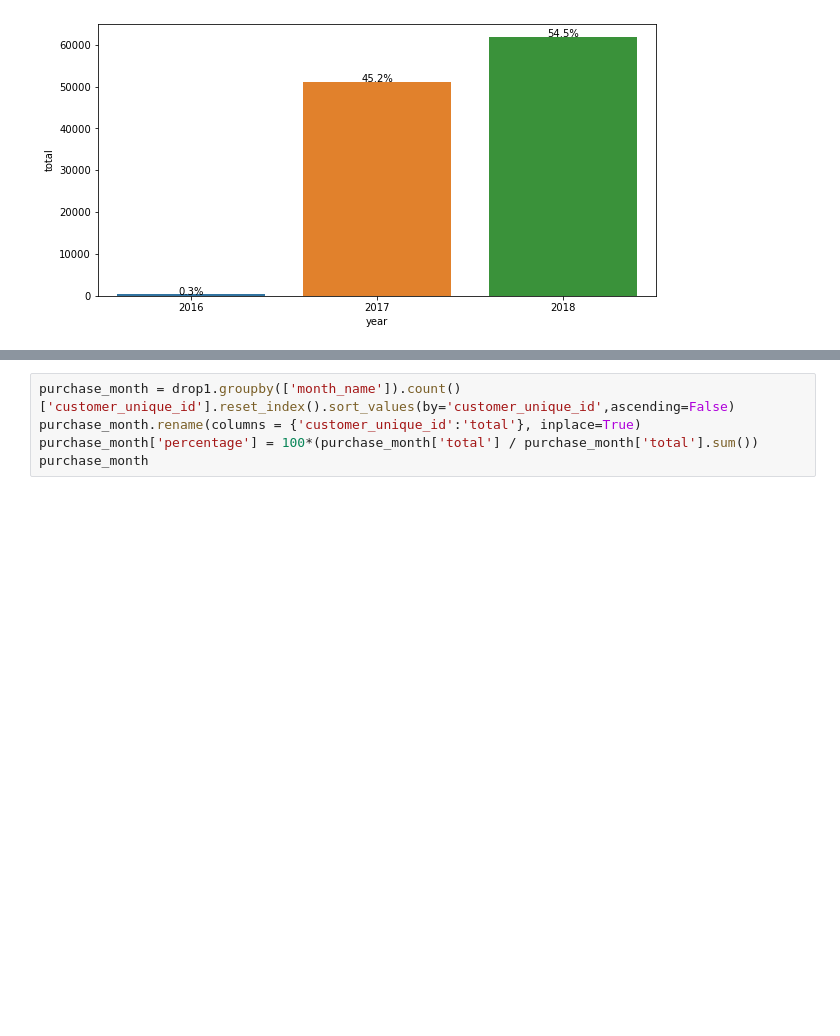
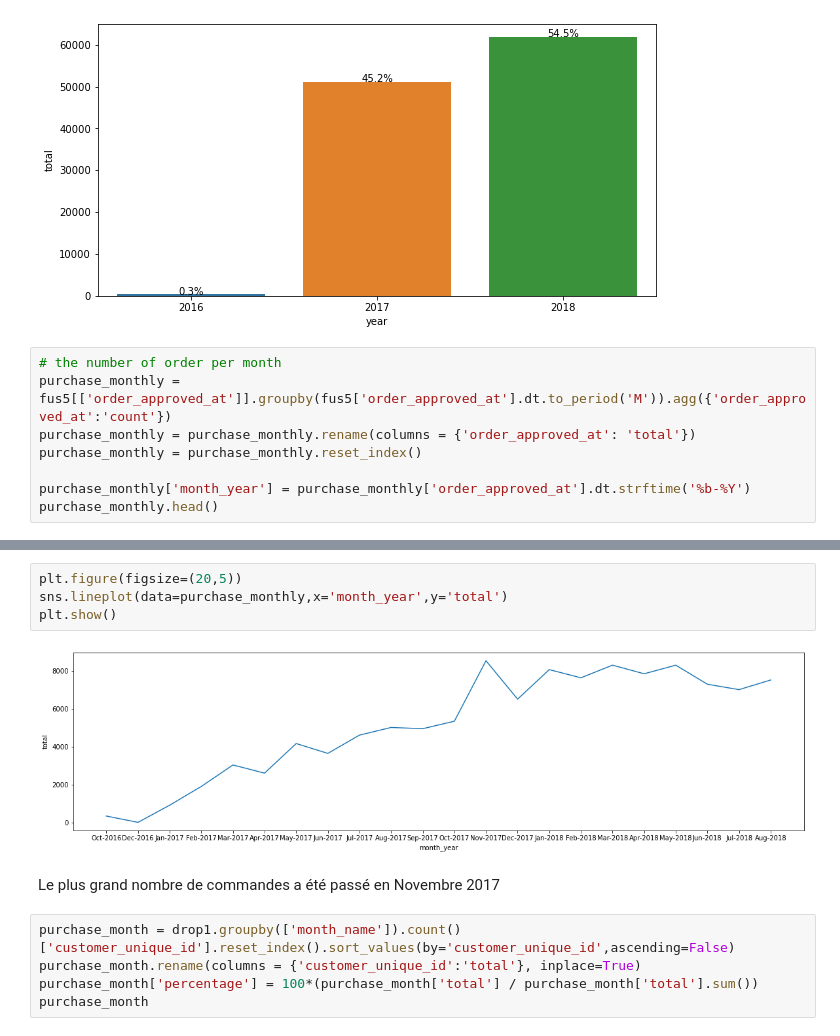
Before and after one commit to azioba/Client_Segmentation, a Jupyter notebook: Projet_5.ipynb, the cells around one changed output, grey strips where cells are left out. Cells and saved outputs as stored; diff of their text form; blank space fills up the shorter version.

```diff
--- a/Projet_5.ipynb
+++ b/Projet_5.ipynb
@@ -430,3 +430,11 @@ for p in ax.patches:
 plt.show()
 # %% [output]
 [figure]
+# %%
+# the number of order per month
+purchase_monthly = fus5[['order_approved_at']].groupby(fus5['order_approved_at'].dt.to_period('M')).agg({'order_approved_at':'count'})
+purchase_monthly = purchase_monthly.rename(columns = {'order_approved_at': 'total'})
+purchase_monthly = purchase_monthly.reset_index()
+
+purchase_monthly['month_year'] = purchase_monthly['order_approved_at'].dt.strftime('%b-%Y')
+purchase_monthly.head()
@@ -433,3 +448,11 @@ plt.show()
+# %%
+plt.figure(figsize=(20,5))
+sns.lineplot(data=purchase_monthly,x='month_year',y='total')
+plt.show()
+# %% [output]
+[figure, added]
+# %% [markdown]
+Le plus grand nombre de commandes a été passé en Novembre 2017
 # %%
 purchase_month = drop1.groupby(['month_name']).count()['customer_unique_id'].reset_index().sort_values(by='customer_unique_id',ascending=False)
 purchase_month.rename(columns = {'customer_unique_id':'total'}, inplace=True)
```
Also changed, not shown: parts of 5 cells of this notebook.
